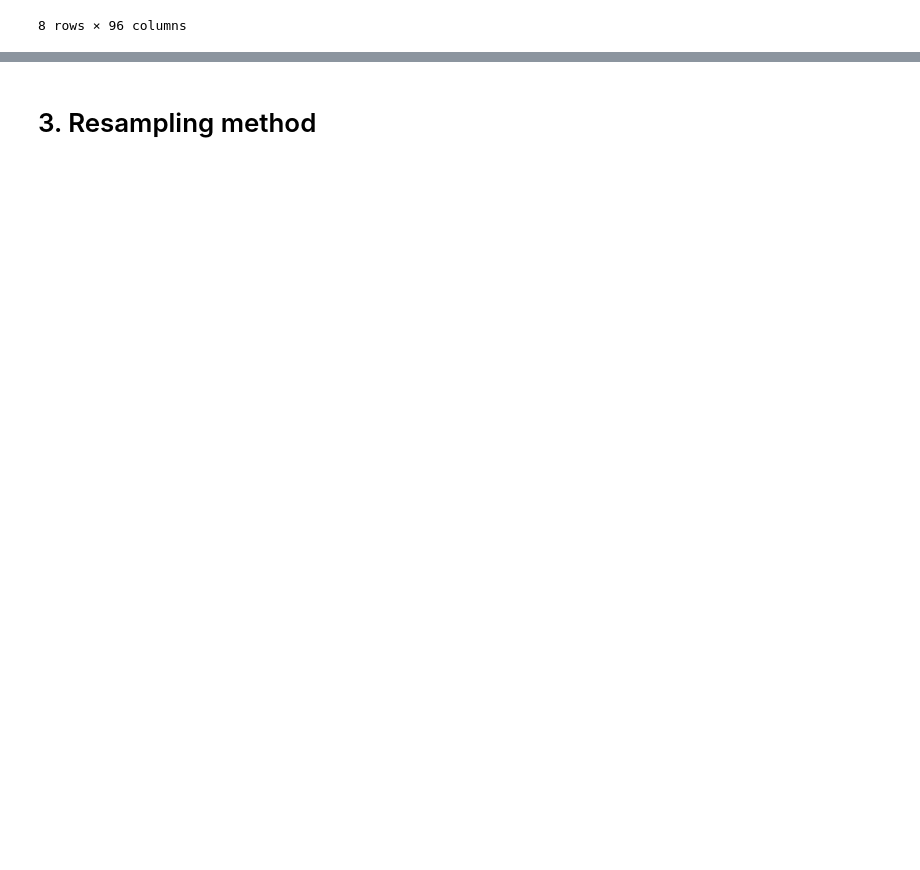
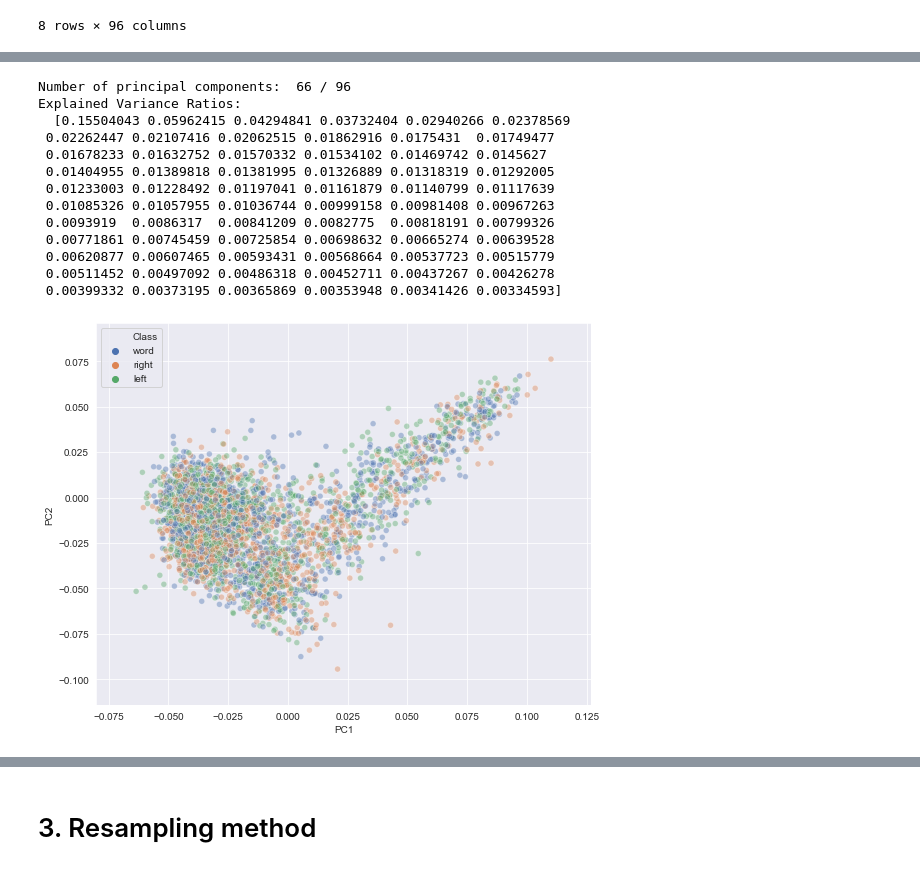
Before and after one commit to josebasierra/clasificacion-imagenes-mentales-APA, a Jupyter notebook: script.ipynb, the cells around one changed output, grey strips where cells are left out. Saved outputs shown, nothing was run; the diff lists cells and outputs as text; code cells hidden in the pictures; blank space fills up the shorter version.

```diff
--- a/script.ipynb
+++ b/script.ipynb
@@ -149,13 +166,15 @@ sns.distplot(data_transformed[index])
 from sklearn.decomposition import PCA
 from sklearn.preprocessing import StandardScaler
 
-def PCA_visualization(data):
+def PCA_visualization(data, variance_explained):
     GroupedData = data.sort_values('Class')
     GroupedFeatures = GroupedData.drop(columns='Class')
 
-    myPCA = PCA()
+    myPCA = PCA(variance_explained)
     myPCA.fit(StandardScaler().fit_transform(GroupedFeatures));
+
     transformed = myPCA.transform(GroupedFeatures)
+    print('Number of principal components: ', len(transformed[0]), '/', len(GroupedFeatures.columns))
 
     transformed = pd.DataFrame(transformed)
     transformed['Class'] = GroupedData['Class']
@@ -164,4 +183,26 @@ def PCA_visualization(data):
     ax.set_xlabel("PC1")
     ax.set_ylabel("PC2")
 
-#     print('Explained Variance Ratios: \n ',myPCA.explained_variance_ratio_)
+    print('Explained Variance Ratios: \n ',myPCA.explained_variance_ratio_)
+# %%
+fig = plt.figure(figsize=(8,6))
+
+PCA_visualization(data, 0.95)
+
+fig.tight_layout()
+plt.savefig('figures/PCA_data.png')
+# %% [output]
+Number of principal components:  66 / 96
+Explained Variance Ratios:
+  [0.15504043 0.05962415 0.04294841 0.03732404 0.02940266 0.02378569
+ 0.02262447 0.02107416 0.02062515 0.01862916 0.0175431  0.01749477
+ 0.01678233 0.01632752 0.01570332 0.01534102 0.01469742 0.0145627
+ 0.01404955 0.01389818 0.01381995 0.01326889 0.01318319 0.01292005
+ 0.01233003 0.01228492 0.01197041 0.01161879 0.01140799 0.01117639
+ 0.01085326 0.01057955 0.01036744 0.00999158 0.00981408 0.00967263
+ 0.0093919  0.0086317  0.00841209 0.0082775  0.00818191 0.00799326
+ 0.00771861 0.00745459 0.00725854 0.00698632 0.00665274 0.00639528
+ 0.00620877 0.00607465 0.00593431 0.00568664 0.00537723 0.00515779
+ 0.00511452 0.00497092 0.00486318 0.00452711 0.00437267 0.00426278
+ 0.00399332 0.00373195 0.00365869 0.00353948 0.00341426 0.00334593]
+[figure, added]
```
Also changed, not shown: parts of 14 cells of this notebook, 1 other file.
